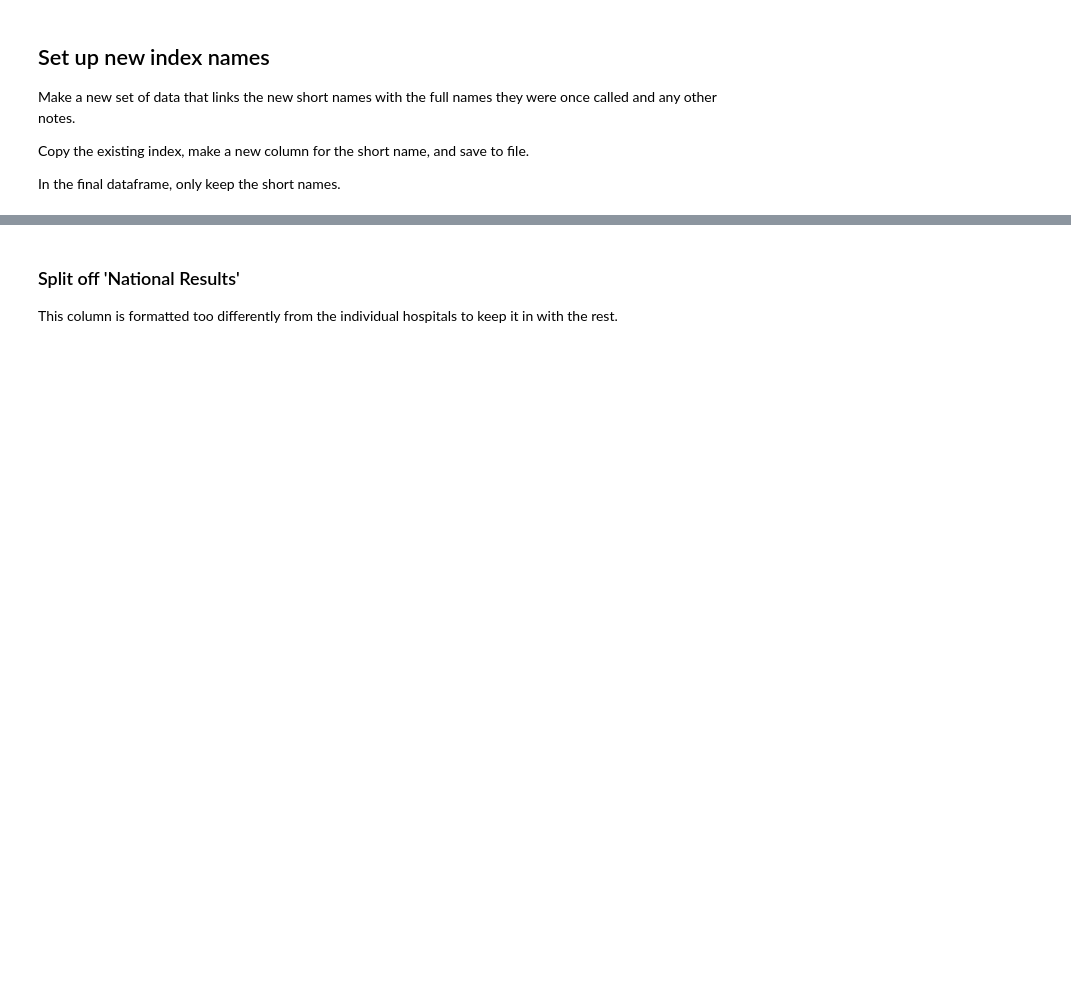
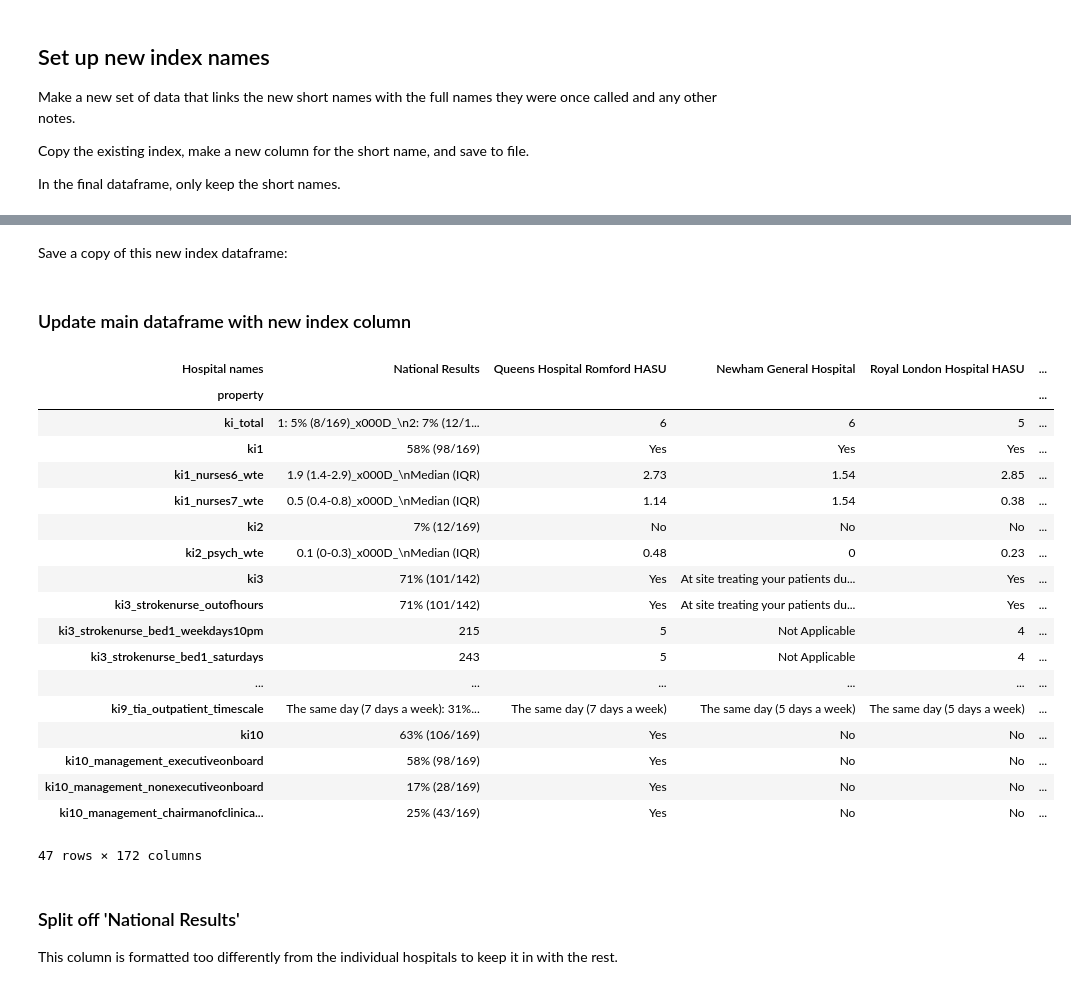
Before and after one commit to samuel-book/thrombolysis_organisational_factors, a Jupyter notebook: data_prep/1b_organisational_audit_rename.ipynb, the cells around one changed output, grey strips where cells are left out. Saved outputs shown, nothing was run; the diff lists cells and outputs as text; code cells hidden in the pictures; blank space fills up the shorter version.

```diff
--- a/data_prep/1b_organisational_audit_rename.ipynb
+++ b/data_prep/1b_organisational_audit_rename.ipynb
@@ -133,0 +132,9 @@ NameError: name 'stop' is not defined
+# %%
+df_index = df.index.to_frame(index=False)
+
+df_index['property'] = ''
+
+df_index = df_index.fillna('')
+df_index = df_index.astype(object)
+
+df_index
@@ -133,0 +262,2 @@ NameError: name 'stop' is not defined
+# %% [markdown]
+Save a copy of this new index dataframe:
@@ -133,0 +266,2 @@ NameError: name 'stop' is not defined
+# %% [markdown]
+### Update main dataframe with new index column
@@ -134,3 +271,25 @@ NameError: name 'stop' is not defined
+# %%
+df
+# %% [output]
+| Hospital names | National Results | Queens Hospital Romford HASU | Newham General Hospital | Royal London Hospital HASU | ... |
+| property |  |  |  |  | ... |
+| ki_total | 1: 5% (8/169)_x000D_\n2: 7% (12/1... | 6 | 6 | 5 | ... |
+| ki1 | 58% (98/169) | Yes | Yes | Yes | ... |
+| ki1_nurses6_wte | 1.9 (1.4-2.9)_x000D_\nMedian (IQR) | 2.73 | 1.54 | 2.85 | ... |
+| ki1_nurses7_wte | 0.5 (0.4-0.8)_x000D_\nMedian (IQR) | 1.14 | 1.54 | 0.38 | ... |
+| ki2 | 7% (12/169) | No | No | No | ... |
+| ki2_psych_wte | 0.1 (0-0.3)_x000D_\nMedian (IQR) | 0.48 | 0 | 0.23 | ... |
+| ki3 | 71% (101/142) | Yes | At site treating your patients du... | Yes | ... |
+| ki3_strokenurse_outofhours | 71% (101/142) | Yes | At site treating your patients du... | Yes | ... |
+| ki3_strokenurse_bed1_weekdays10pm | 215 | 5 | Not Applicable | 4 | ... |
+| ki3_strokenurse_bed1_saturdays | 243 | 5 | Not Applicable | 4 | ... |
+| ... | ... | ... | ... | ... | ... |
+| ki9_tia_outpatient_timescale | The same day (7 days a week): 31%... | The same day (7 days a week) | The same day (5 days a week) | The same day (5 days a week) | ... |
+| ki10 | 63% (106/169) | Yes | No | No | ... |
+| ki10_management_executiveonboard | 58% (98/169) | Yes | No | No | ... |
+| ki10_management_nonexecutiveonboard | 17% (28/169) | Yes | No | No | ... |
+| ki10_management_chairmanofclinica... | 25% (43/169) | Yes | No | No | ... |
+47 rows × 172 columns
 # %% [markdown]
 ### Split off 'National Results'
 
```
Also changed, not shown: parts of 18 cells of this notebook, 4 other files.
